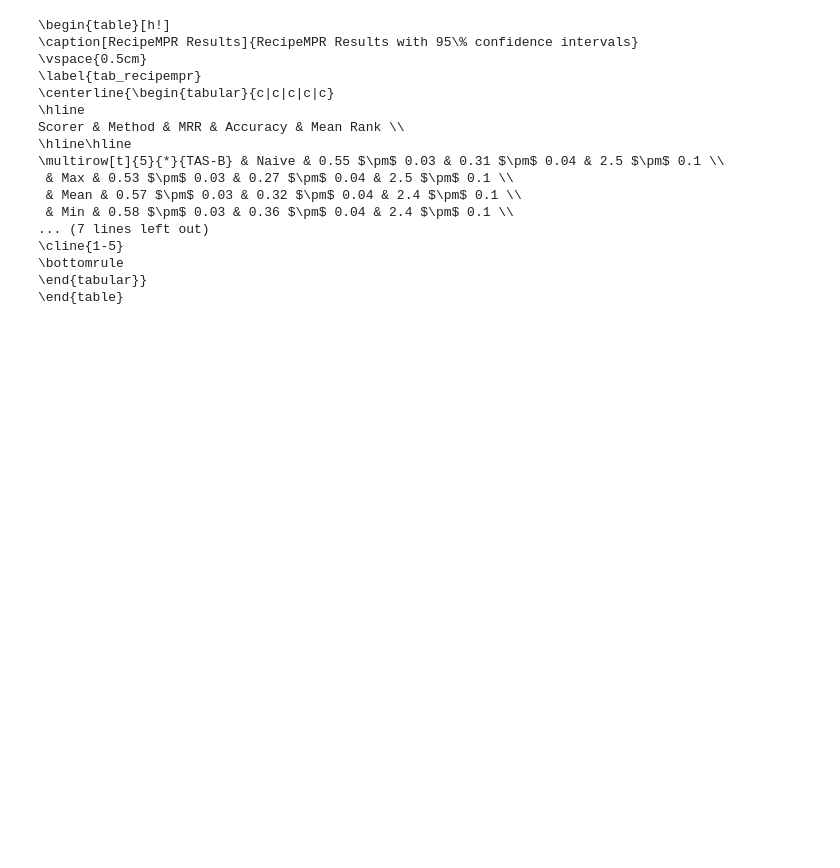
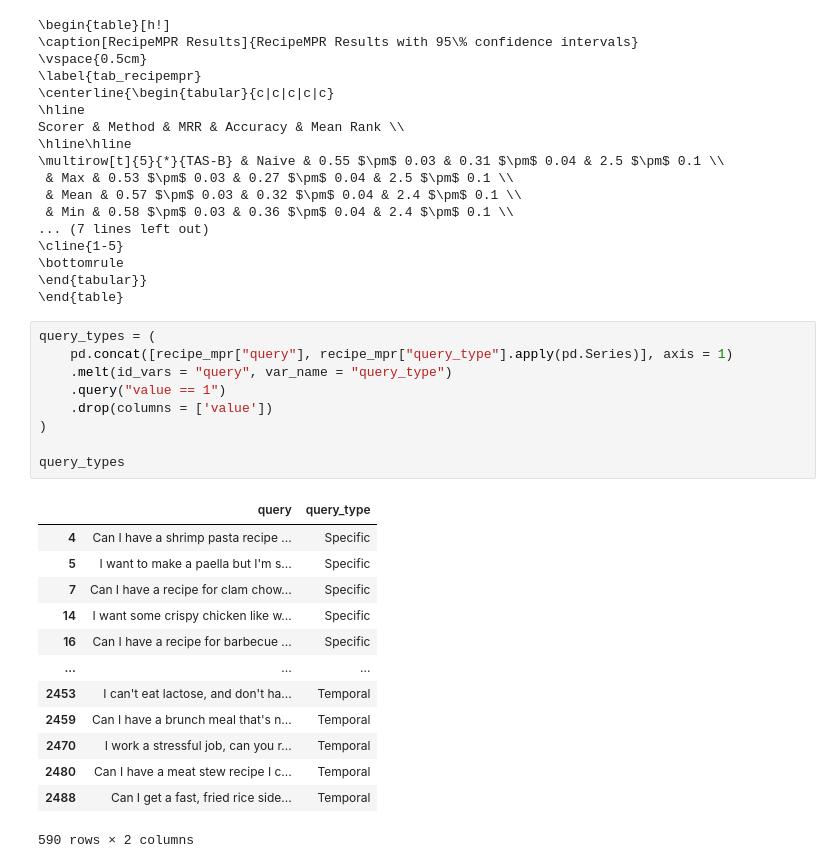
Before and after one commit to baronet2/marir, a Jupyter notebook: RecipeMPR/20_compare_algorithms.ipynb, the cells around one changed output. Cells and saved outputs as stored; diff of their text form; blank space fills up the shorter version.

```diff
--- a/RecipeMPR/20_compare_algorithms.ipynb
+++ b/RecipeMPR/20_compare_algorithms.ipynb
@@ -389,3 +389,26 @@ Scorer & Method & MRR & Accuracy & Mean Rank \\
 \bottomrule
 \end{tabular}}
 \end{table}
+# %%
+query_types = (
+    pd.concat([recipe_mpr["query"], recipe_mpr["query_type"].apply(pd.Series)], axis = 1)
+    .melt(id_vars = "query", var_name = "query_type")
+    .query("value == 1")
+    .drop(columns = ['value'])
+)
+
+query_types
+# %% [output]
+|  | query | query_type |
+| 4 | Can I have a shrimp pasta recipe ... | Specific |
+| 5 | I want to make a paella but I'm s... | Specific |
+| 7 | Can I have a recipe for clam chow... | Specific |
+| 14 | I want some crispy chicken like w... | Specific |
+| 16 | Can I have a recipe for barbecue ... | Specific |
+| ... | ... | ... |
+| 2453 | I can't eat lactose, and don't ha... | Temporal |
+| 2459 | Can I have a brunch meal that's n... | Temporal |
+| 2470 | I work a stressful job, can you r... | Temporal |
+| 2480 | Can I have a meat stew recipe I c... | Temporal |
+| 2488 | Can I get a fast, fried rice side... | Temporal |
+590 rows × 2 columns
```
Also changed, not shown: parts of 1 cell of this notebook, 1 other file.
